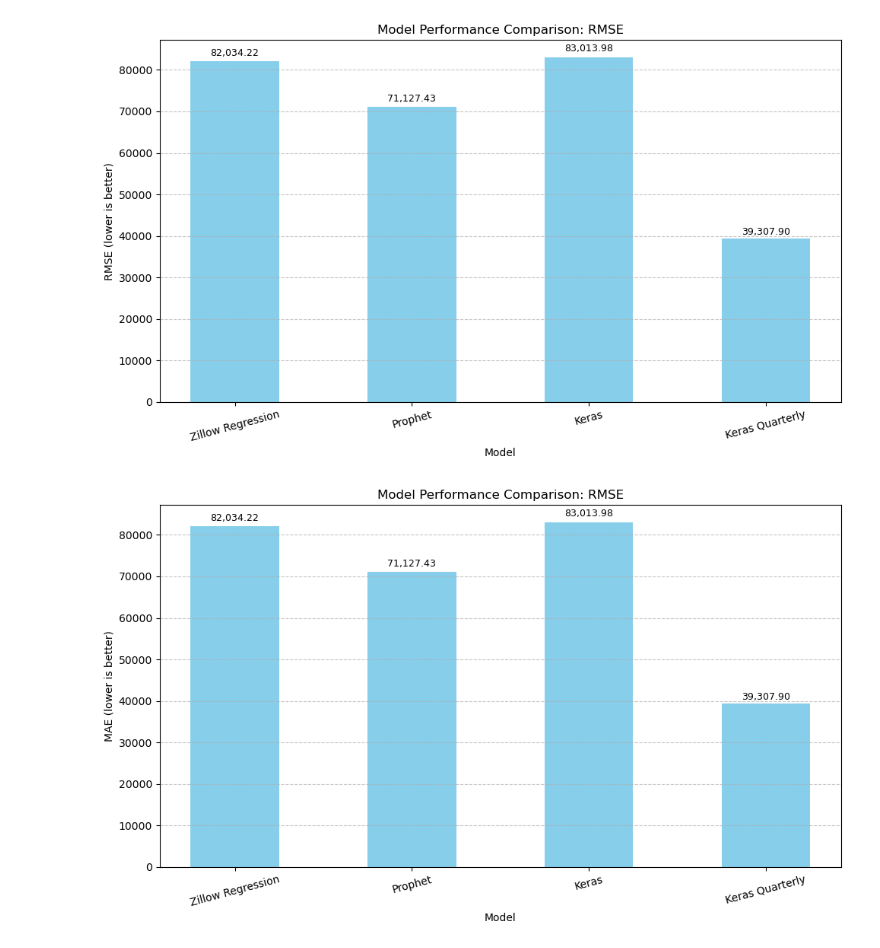
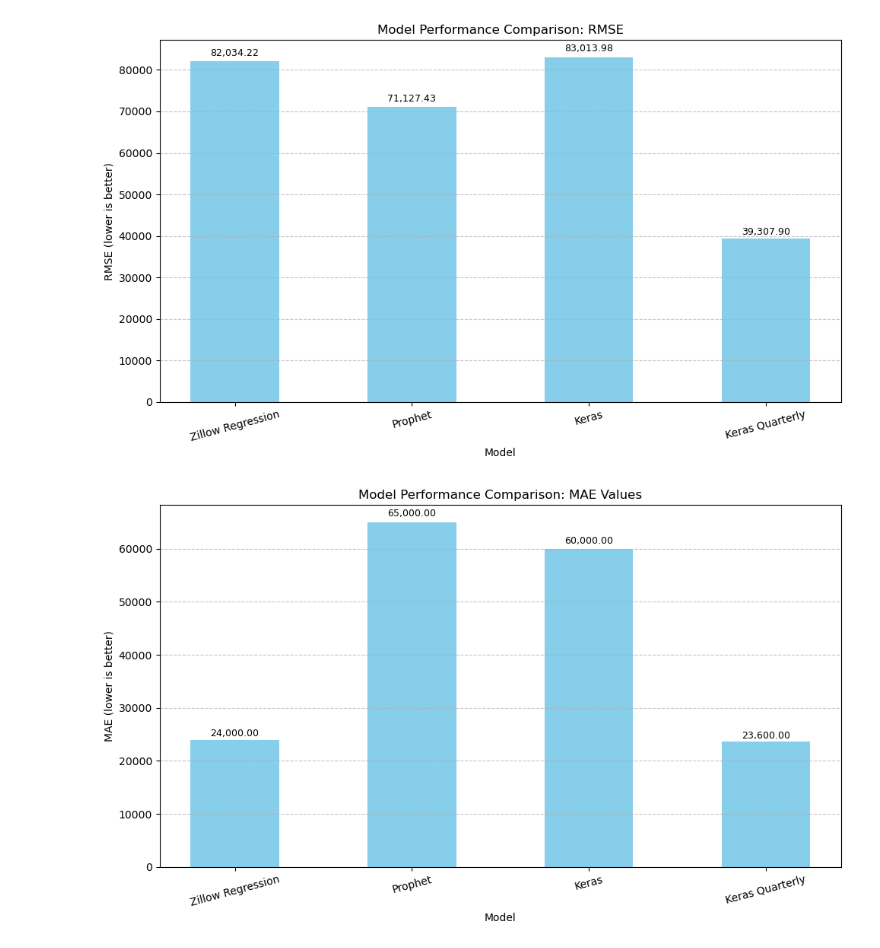
Before and after one commit to Angelinamurdock/final_project_group_2, a Jupyter notebook: Compare.ipynb, the cells around one changed output. Drawn from its saved outputs; the diff is of its cells as text; code cells hidden in the pictures.

Commit message:
updated readme and added visualizations

```diff
--- a/Compare.ipynb
+++ b/Compare.ipynb
@@ -36,31 +36,31 @@ plt.show()
 # %%
 # Data
 models = ['Zillow Regression', 'Prophet', 'Keras', 'Keras Quarterly']
 mae_values = [24000, 65000, 60000, 23600]
 
 x = np.arange(len(models))
 width = 0.5
 
 # Create RMSE-only bar chart
 fig, ax = plt.subplots(figsize=(10, 6))
-bars = ax.bar(x, rmse_values, width, color='skyblue', label='RMSE')
+bars = ax.bar(x, mae_values, width, color='skyblue', label='RMSE')
 
 # Labels and formatting
 ax.set_ylabel('MAE (lower is better)')
 ax.set_xlabel('Model')
-ax.set_title('Model Performance Comparison: RMSE')
+ax.set_title('Model Performance Comparison: MAE Values')
 ax.set_xticks(x)
 ax.set_xticklabels(models, rotation=15)
 ax.grid(axis='y', linestyle='--', alpha=0.7)
 
 # Add value labels on top of bars
 for bar in bars:
     height = bar.get_height()
     ax.text(bar.get_x() + bar.get_width()/2., height * 1.01,
             f'{height:,.2f}', ha='center', va='bottom', fontsize=9)
 
 plt.tight_layout()
 plt.savefig("Images/MAE_comparison")
 plt.show()
 # %% [output]
-[figure, old version]
+[figure, new version]
```
Also changed, not shown: 11 other files.
